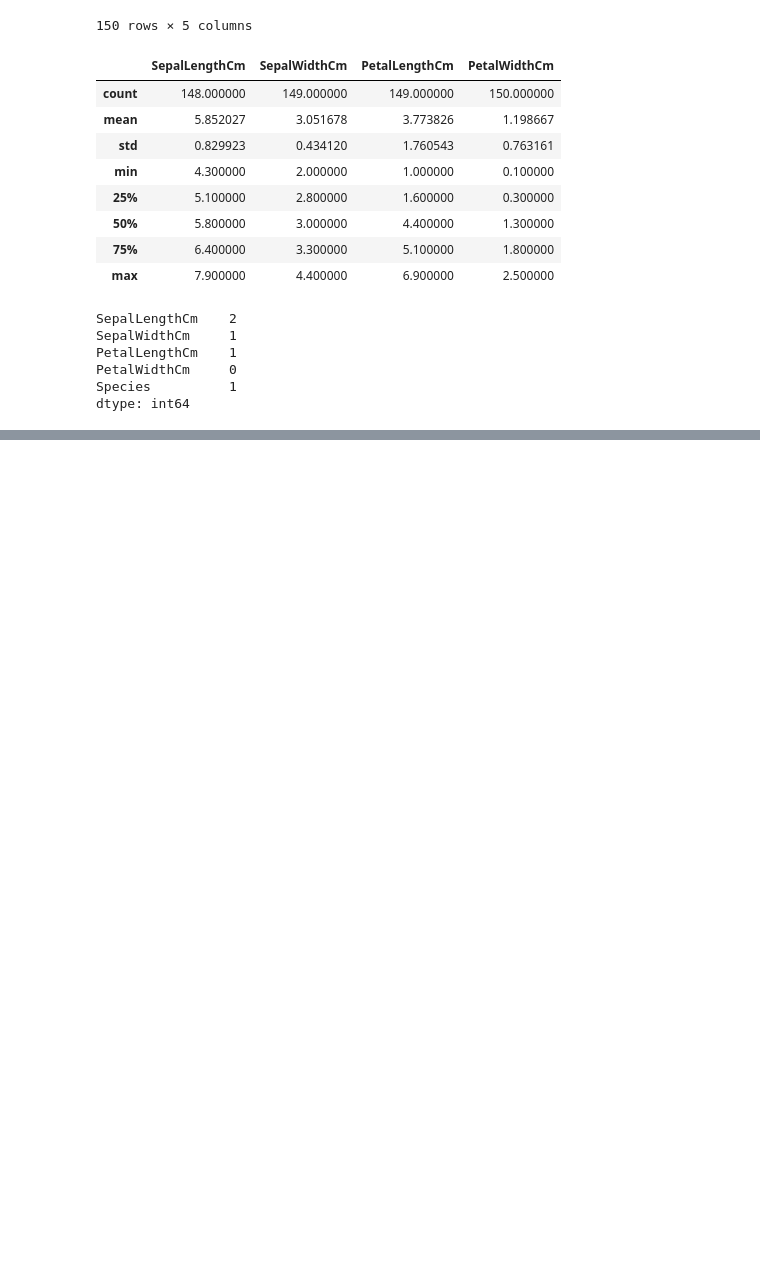
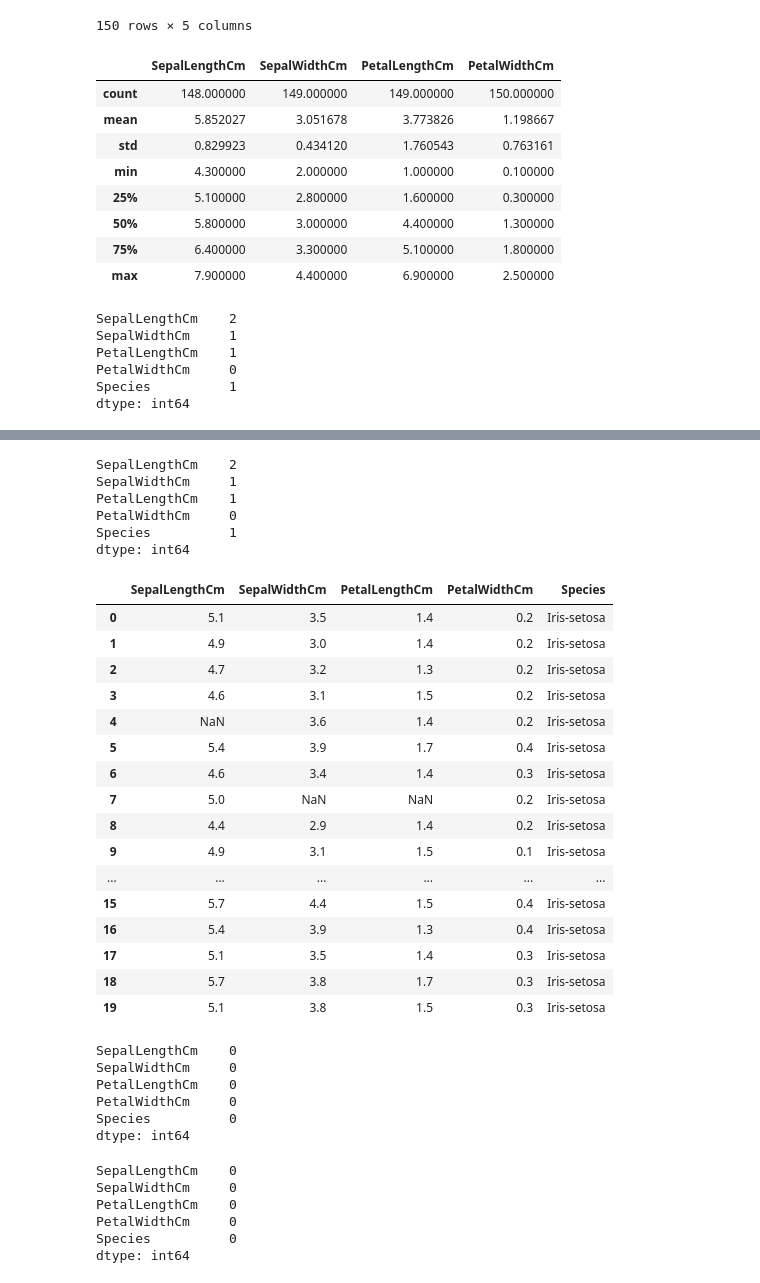
Before and after one commit to Roottoaccess/Semister2_ALL_important_concepts, a Jupyter notebook: AI and ML/data_cleaning.ipynb, the cells around one changed output, grey strips where cells are left out. Cells and saved outputs as stored; diff of their text form; code cells hidden in the pictures; blank space fills up the shorter version.

```diff
--- a/AI and ML/data_cleaning.ipynb
+++ b/AI and ML/data_cleaning.ipynb
@@ -107,0 +132,31 @@ dtype: int64
+# %%
+df.isna().sum()
+# %% [output]
+SepalLengthCm    2
+SepalWidthCm     1
+PetalLengthCm    1
+PetalWidthCm     0
+Species          1
+dtype: int64
+# %%
+# 'Droping of rows' because the missing value are less
+df1 = df.copy()
+df1.head(20)
+# %% [output]
+|  | SepalLengthCm | SepalWidthCm | PetalLengthCm | PetalWidthCm | Species |
+| 0 | 5.1 | 3.5 | 1.4 | 0.2 | Iris-setosa |
+| 1 | 4.9 | 3.0 | 1.4 | 0.2 | Iris-setosa |
+| 2 | 4.7 | 3.2 | 1.3 | 0.2 | Iris-setosa |
+| 3 | 4.6 | 3.1 | 1.5 | 0.2 | Iris-setosa |
+| 4 | NaN | 3.6 | 1.4 | 0.2 | Iris-setosa |
+| 5 | 5.4 | 3.9 | 1.7 | 0.4 | Iris-setosa |
+| 6 | 4.6 | 3.4 | 1.4 | 0.3 | Iris-setosa |
+| 7 | 5.0 | NaN | NaN | 0.2 | Iris-setosa |
+| 8 | 4.4 | 2.9 | 1.4 | 0.2 | Iris-setosa |
+| 9 | 4.9 | 3.1 | 1.5 | 0.1 | Iris-setosa |
+| ... | ... | ... | ... | ... | ... |
+| 15 | 5.7 | 4.4 | 1.5 | 0.4 | Iris-setosa |
+| 16 | 5.4 | 3.9 | 1.3 | 0.4 | Iris-setosa |
+| 17 | 5.1 | 3.5 | 1.4 | 0.3 | Iris-setosa |
+| 18 | 5.7 | 3.8 | 1.7 | 0.3 | Iris-setosa |
+| 19 | 5.1 | 3.8 | 1.5 | 0.3 | Iris-setosa |
@@ -107,0 +170,11 @@ dtype: int64
+# %%
+# To drop the record will be use dropna.....
+df.dropna(inplace=True, axis = 0) # Axis = 0 (row) or Axis = 1 (column) , inplace = True is telling that the change will be permanent
+df.isna().sum()
+# %% [output]
+SepalLengthCm    0
+SepalWidthCm     0
+PetalLengthCm    0
+PetalWidthCm     0
+Species          0
+dtype: int64
@@ -107,0 +183,9 @@ dtype: int64
+# %%
+df.isna().sum() # Checking if there is any record are there ? or not ?
+# %% [output]
+SepalLengthCm    0
+SepalWidthCm     0
+PetalLengthCm    0
+PetalWidthCm     0
+Species          0
+dtype: int64
```
Also changed, not shown: parts of 66 cells of this notebook, 12 other files.
